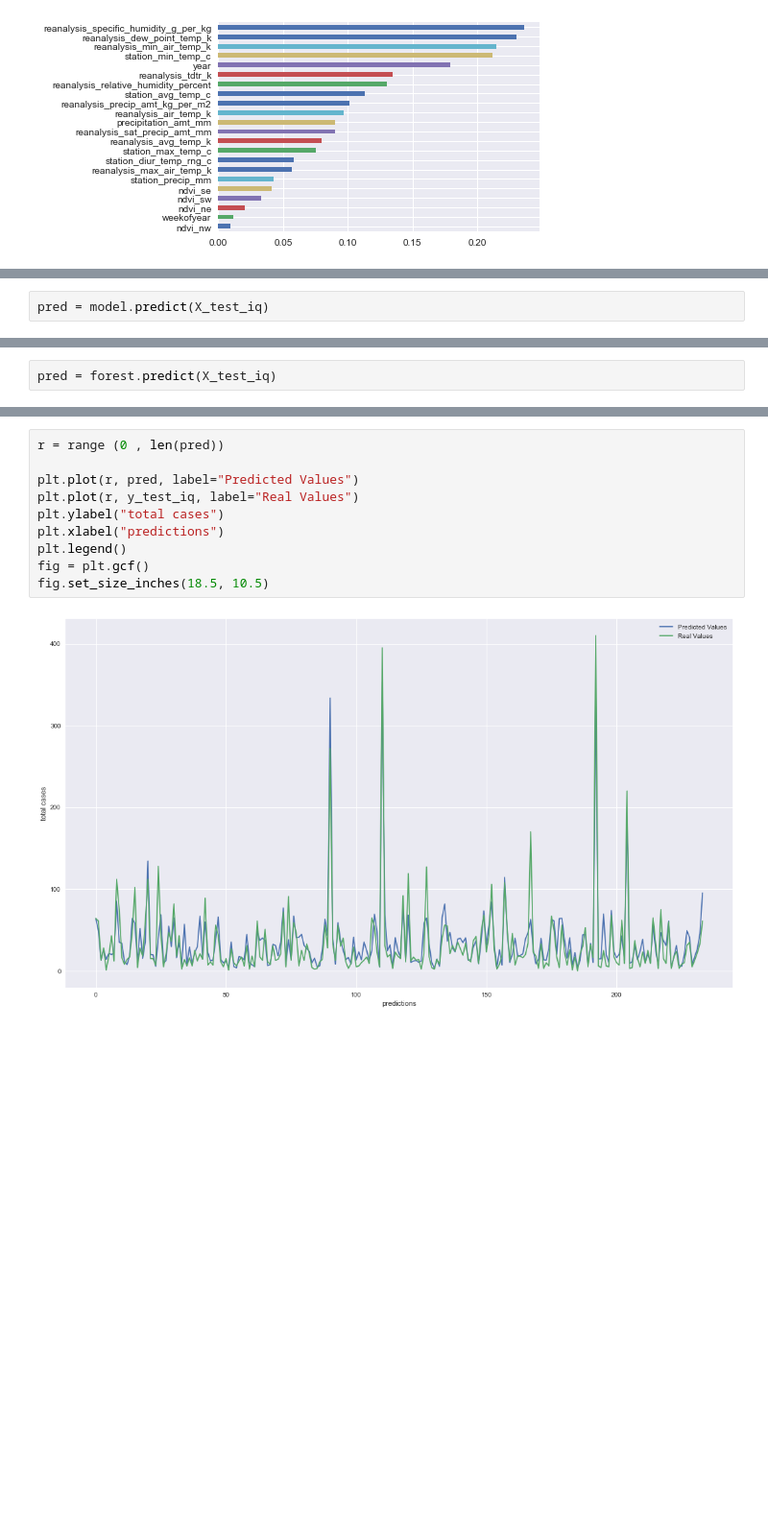
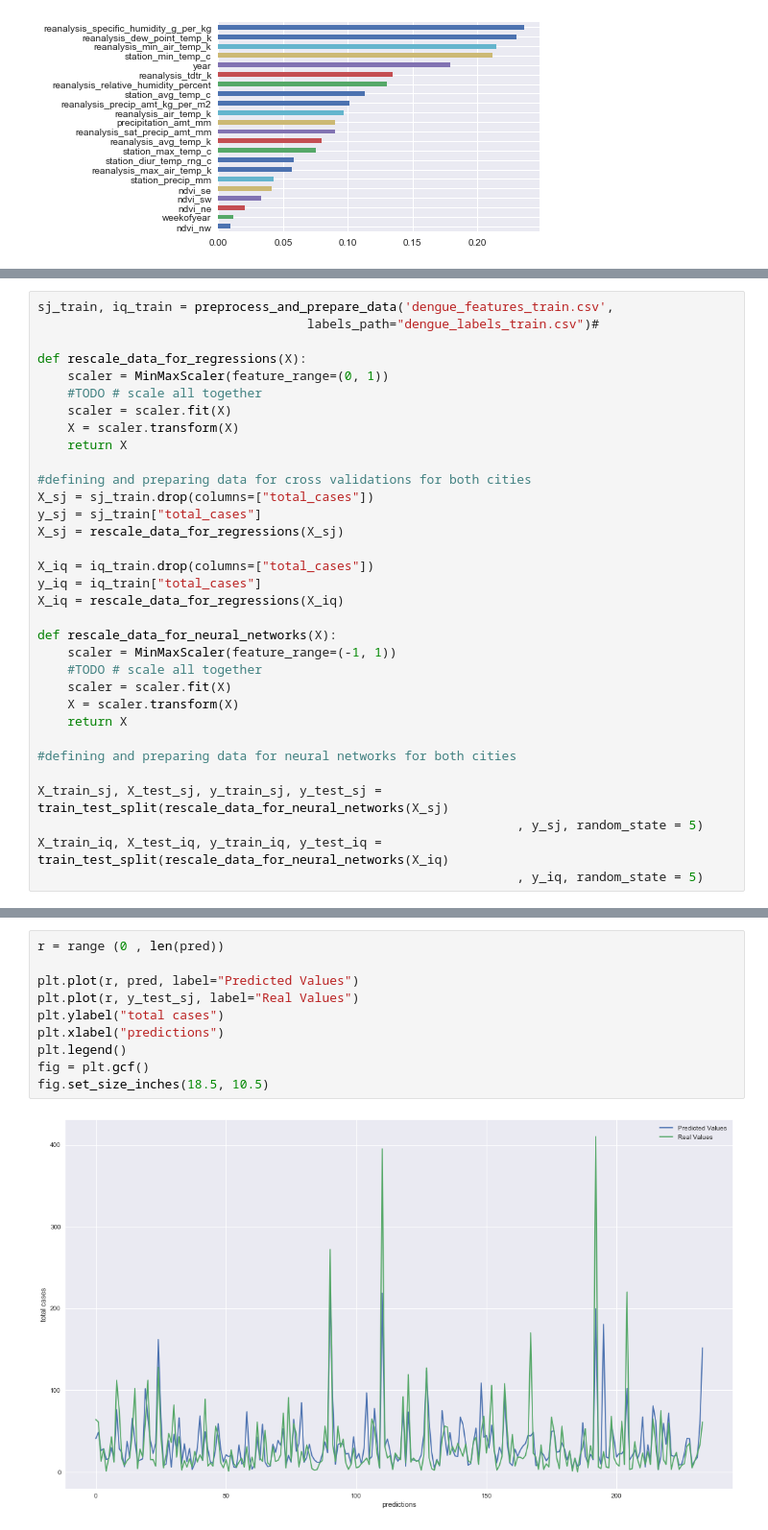
Before and after one commit to Graflinger/DengAI, a Jupyter notebook: DengAI.ipynb, the cells around one changed output, grey strips where cells are left out. Shown at 96% size. Saved outputs shown, nothing was run; the diff lists cells and outputs as text; blank space fills up the shorter version.

```diff
--- a/DengAI.ipynb
+++ b/DengAI.ipynb
@@ -292 +301,34 @@ X_train_iq, X_test_iq, y_train_iq, y_test_iq = train_test_split(X, y, random_sta
+# %%
+sj_train, iq_train = preprocess_and_prepare_data('dengue_features_train.csv',
+                                    labels_path="dengue_labels_train.csv")#
+
+def rescale_data_for_regressions(X):
+    scaler = MinMaxScaler(feature_range=(0, 1))
+    #TODO # scale all together
+    scaler = scaler.fit(X)
+    X = scaler.transform(X)
+    return X
+
+#defining and preparing data for cross validations for both cities
+X_sj = sj_train.drop(columns=["total_cases"])
+y_sj = sj_train["total_cases"]
+X_sj = rescale_data_for_regressions(X_sj)
+
+X_iq = iq_train.drop(columns=["total_cases"])
+y_iq = iq_train["total_cases"]
+X_iq = rescale_data_for_regressions(X_iq)
+
+def rescale_data_for_neural_networks(X):
+    scaler = MinMaxScaler(feature_range=(-1, 1))
+    #TODO # scale all together
+    scaler = scaler.fit(X)
+    X = scaler.transform(X)
+    return X
+
+#defining and preparing data for neural networks for both cities
+
+X_train_sj, X_test_sj, y_train_sj, y_test_sj = train_test_split(rescale_data_for_neural_networks(X_sj)
+                                                                , y_sj, random_state = 5)
+X_train_iq, X_test_iq, y_train_iq, y_test_iq = train_test_split(rescale_data_for_neural_networks(X_iq)
+                                                                , y_iq, random_state = 5)
 # %%
@@ -500,2 +573,0 @@ AttributeError: 'DataFrame' object has no attribute 'reshape'
-# %%
-pred = model.predict(X_test_iq)
@@ -507,2 +573,0 @@ IndexError: tuple index out of range
-# %%
-pred = forest.predict(X_test_iq)
@@ -549,14 +604,14 @@ Name: total_cases, Length: 234, dtype: int64
 # %%
 r = range (0 , len(pred))
 
 plt.plot(r, pred, label="Predicted Values")
-plt.plot(r, y_test_iq, label="Real Values")
+plt.plot(r, y_test_sj, label="Real Values")
 plt.ylabel("total cases")
 plt.xlabel("predictions")
 plt.legend()
 fig = plt.gcf()
 fig.set_size_inches(18.5, 10.5)
 # %% [output]
-[figure, old version]
+[figure, new version]
 # %%
 len(pred)
```
Also changed, not shown: parts of 26 cells of this notebook.
